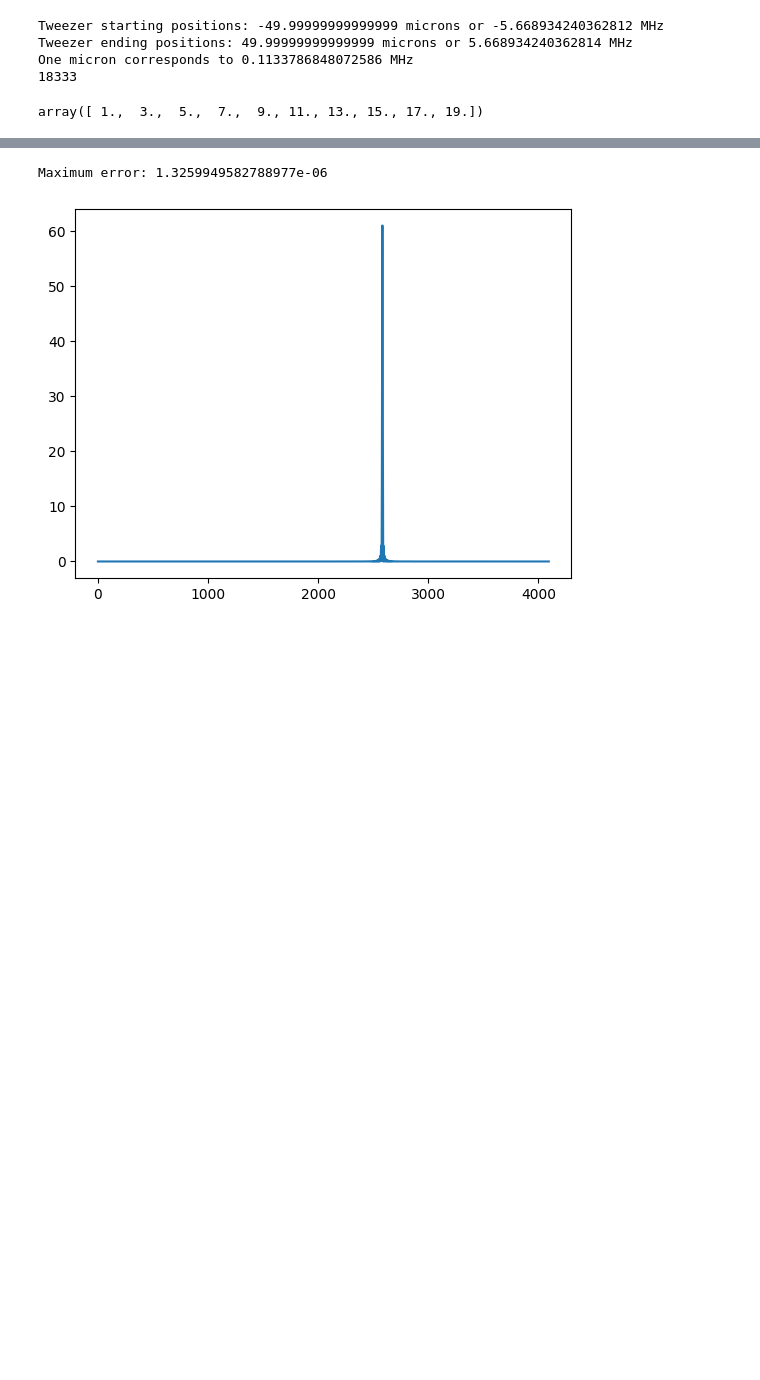
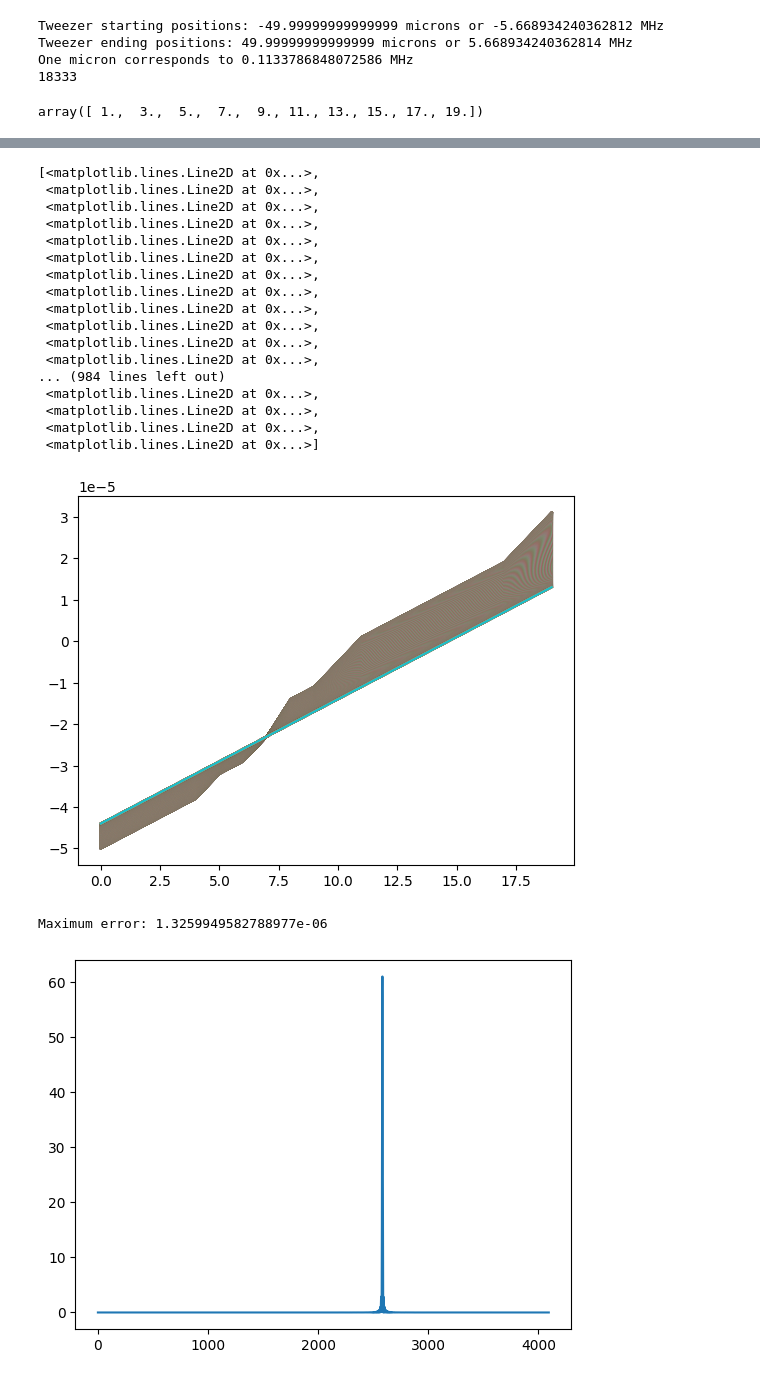
Before and after one commit to nsong03/Ultracold-Research, a Jupyter notebook: TweezerOptimization/AWGwaveform_multitweezer.ipynb, the cells around one changed output, grey strips where cells are left out. Drawn from its saved outputs; the diff is of its cells as text; code cells hidden in the pictures; blank space fills up the shorter version.

```diff
--- a/TweezerOptimization/AWGwaveform_multitweezer.ipynb
+++ b/TweezerOptimization/AWGwaveform_multitweezer.ipynb
@@ -119,3 +197,24 @@ def initwaveform_multitweezer(initpositions, finalpositions, globalvariables):
+# %%
+plt.plot(movements)
+# %% [output]
+[<matplotlib.lines.Line2D at 0x...>,
+ <matplotlib.lines.Line2D at 0x...>,
+ <matplotlib.lines.Line2D at 0x...>,
+ <matplotlib.lines.Line2D at 0x...>,
+ <matplotlib.lines.Line2D at 0x...>,
+ <matplotlib.lines.Line2D at 0x...>,
+ <matplotlib.lines.Line2D at 0x...>,
+ <matplotlib.lines.Line2D at 0x...>,
+ <matplotlib.lines.Line2D at 0x...>,
+ <matplotlib.lines.Line2D at 0x...>,
+ <matplotlib.lines.Line2D at 0x...>,
+ <matplotlib.lines.Line2D at 0x...>,
+... (984 lines left out)
+ <matplotlib.lines.Line2D at 0x...>,
+ <matplotlib.lines.Line2D at 0x...>,
+ <matplotlib.lines.Line2D at 0x...>,
+ <matplotlib.lines.Line2D at 0x...>]
+[figure, added]
 # %%
 optimized_position, optimized_velocity, optimized_acceleration, optimized_jerk, time  = initpath_sinsqramp(globalvariables)
 
```
Also changed, not shown: parts of 5 cells of this notebook, 1 other file.
